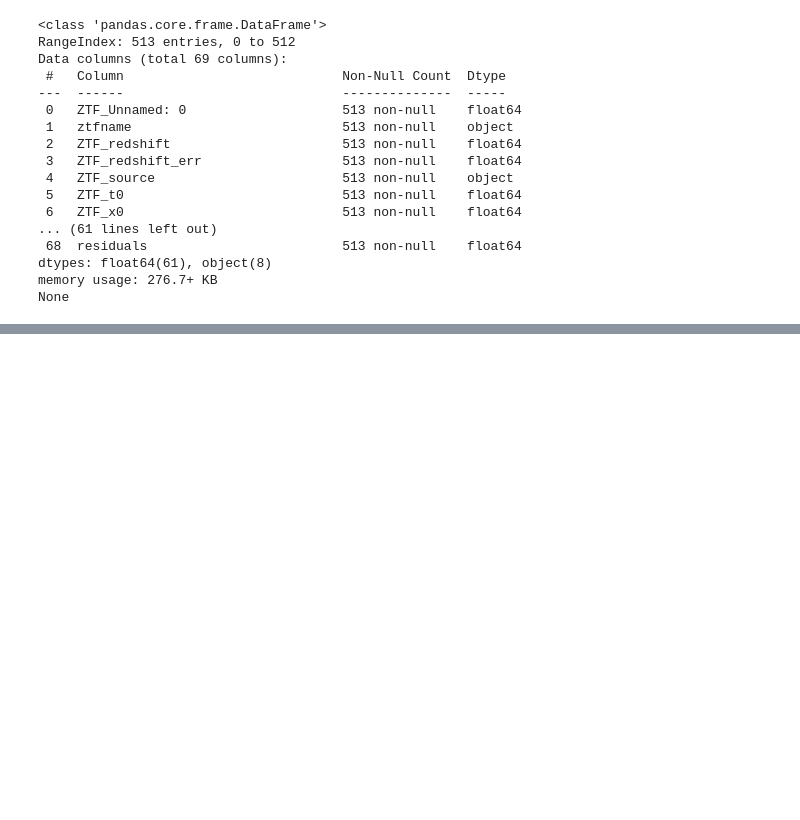
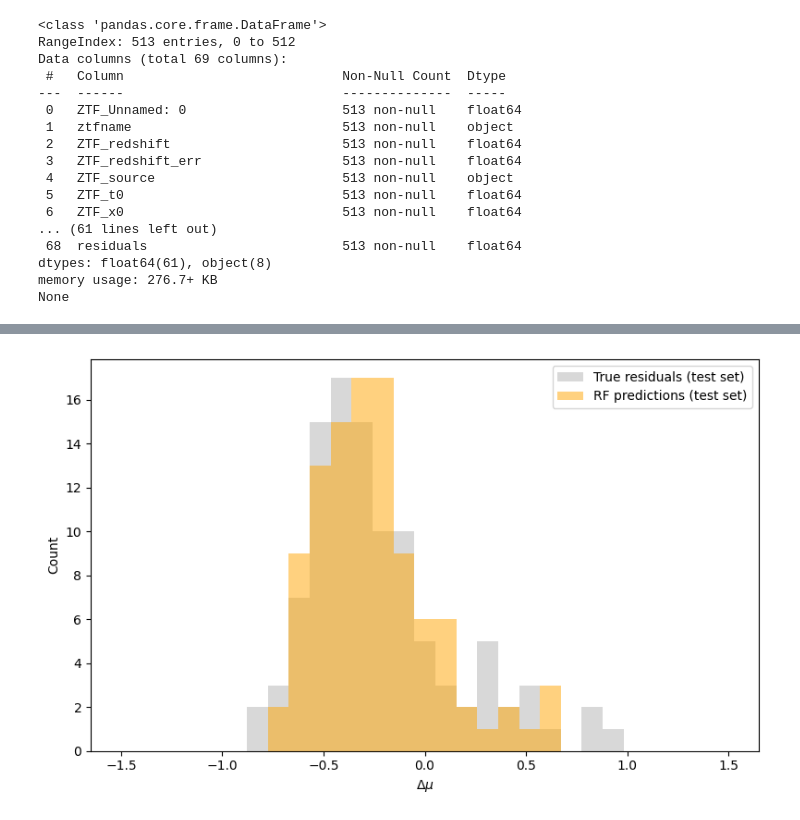
Before and after one commit to mwvgroup/myc21_first_paper, a Jupyter notebook: ZTF_DESI_ml_work/ZTF_DESI_rf_prediction_uncorrected_tripp.ipynb, the cells around one changed output, grey strips where cells are left out. Cells and saved outputs as stored; diff of their text form; code cells hidden in the pictures; blank space fills up the shorter version.

```diff
--- a/ZTF_DESI_ml_work/ZTF_DESI_rf_prediction_uncorrected_tripp.ipynb
+++ b/ZTF_DESI_ml_work/ZTF_DESI_rf_prediction_uncorrected_tripp.ipynb
@@ -440,0 +300,13 @@ dtype: float64
+# %%
+bins = np.linspace(-1.5, 1.5, 30)
+
+plt.figure(figsize=(8, 5))
+plt.hist(yte, bins=bins, alpha=0.3, color="grey", label="True residuals (test set)")
+plt.hist(yhat, bins=bins, alpha=0.5, color="orange", label="RF predictions (test set)")
+plt.xlabel(r"$\Delta \mu$")
+plt.ylabel("Count")
+plt.legend()
+plt.tight_layout()
+plt.show()
+# %% [output]
+[figure, added]
```
Also changed, not shown: parts of 13 cells of this notebook, 5 other files.
